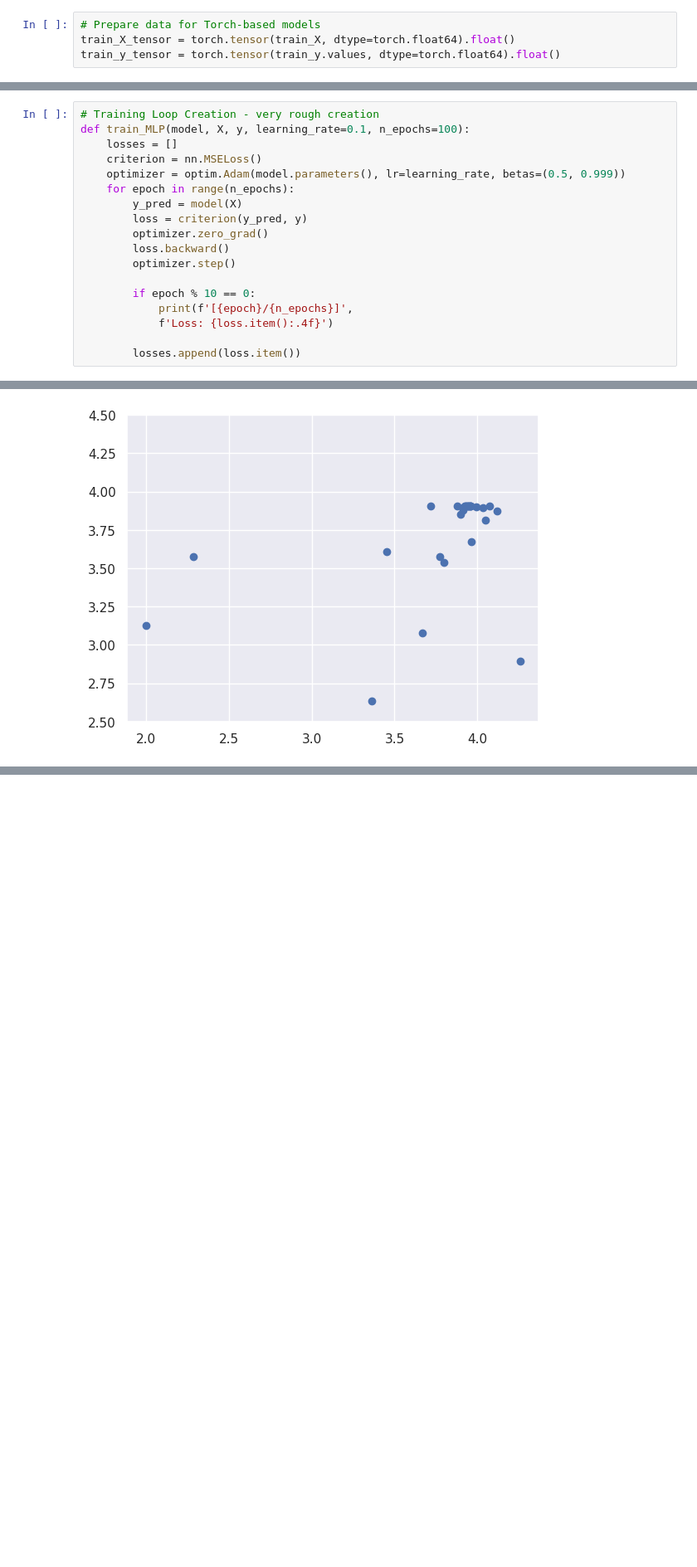
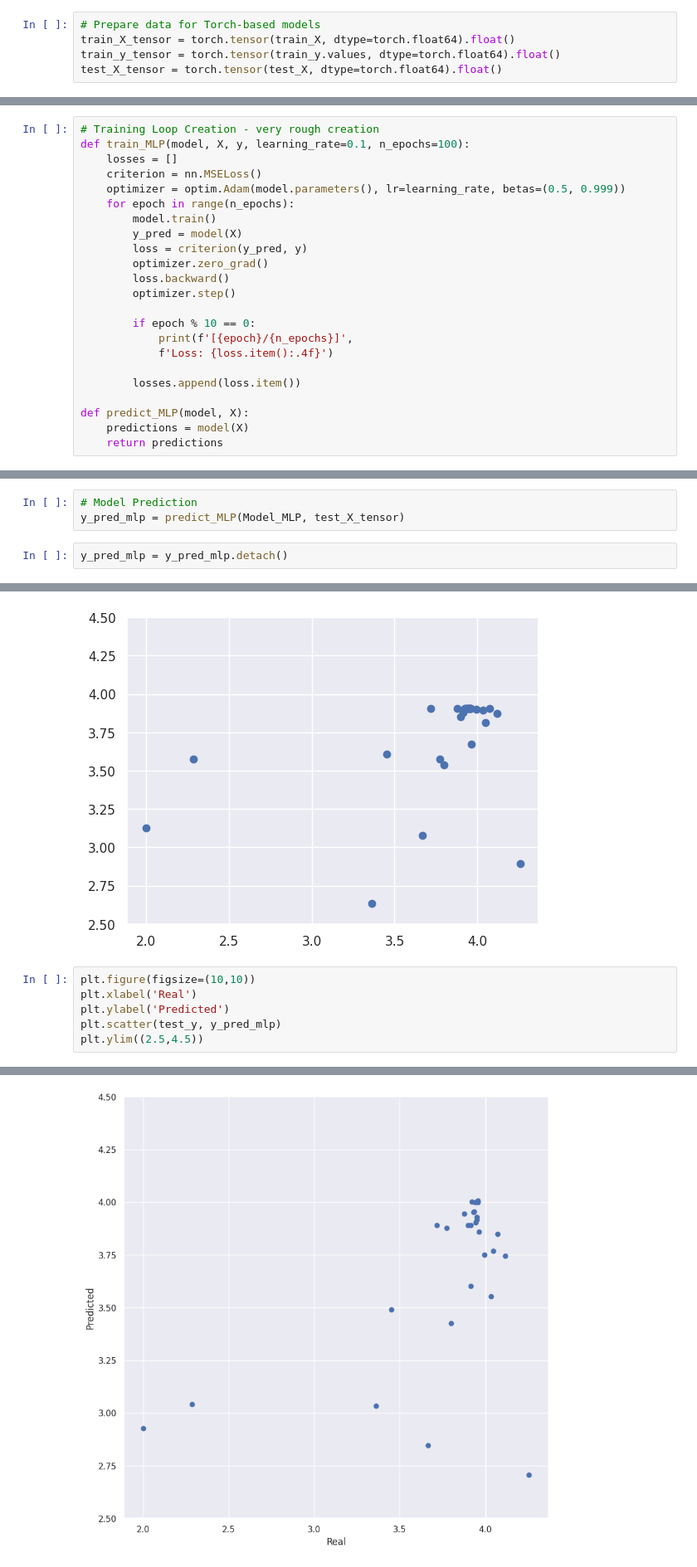
Before and after one commit to TahlonBrahic/Green-Tea-Sensory-Evaluation-With-GANs, a Jupyter notebook: source/main.ipynb, the cells around one changed output, grey strips where cells are left out. Shown at 83% size. Saved outputs shown, nothing was run; the diff lists cells and outputs as text; blank space fills up the shorter version.

```diff
--- a/source/main.ipynb
+++ b/source/main.ipynb
@@ -674,6 +674,7 @@ test_y = test_df[['Overall Sensory Score']]
 # Prepare data for Torch-based models
 train_X_tensor = torch.tensor(train_X, dtype=torch.float64).float()
 train_y_tensor = torch.tensor(train_y.values, dtype=torch.float64).float()
+test_X_tensor = torch.tensor(test_X, dtype=torch.float64).float()
 # %%
 # https://stackoverflow.com/questions/29611842/scikit-learn-kernel-pca-explained-variancepca.explained_variance_
 # %%
@@ -759,6 +760,7 @@ def train_MLP(model, X, y, learning_rate=0.1, n_epochs=100):
     criterion = nn.MSELoss()
     optimizer = optim.Adam(model.parameters(), lr=learning_rate, betas=(0.5, 0.999))
     for epoch in range(n_epochs):
+        model.train()
         y_pred = model(X)
         loss = criterion(y_pred, y)
         optimizer.zero_grad()
@@ -770,6 +772,10 @@ def train_MLP(model, X, y, learning_rate=0.1, n_epochs=100):
             f'Loss: {loss.item():.4f}')
 
         losses.append(loss.item())
+
+def predict_MLP(model, X):
+    predictions = model(X)
+    return predictions
 # %%
 # Model Training
 Model_MLP = MLP()
@@ -787,0 +794,5 @@ train_MLP(Model_MLP, train_X_tensor, train_y_tensor)
+# %%
+# Model Prediction
+y_pred_mlp = predict_MLP(Model_MLP, test_X_tensor)
+# %%
+y_pred_mlp = y_pred_mlp.detach()
@@ -849,3 +864,10 @@ plt.ylim((2.5,4.5))
 # %% [output]
 (2.5, 4.5)
 [figure]
+# %%
+plt.figure(figsize=(10,10))
+plt.xlabel('Real')
+plt.ylabel('Predicted')
+plt.scatter(test_y, y_pred_mlp)
+plt.ylim((2.5,4.5))
+# %% [output]
@@ -852,3 +875,4 @@ plt.ylim((2.5,4.5))
+[figure, added]
 # %% [markdown]
 # Export model
 
```
Also changed, not shown: parts of 4 cells of this notebook.
